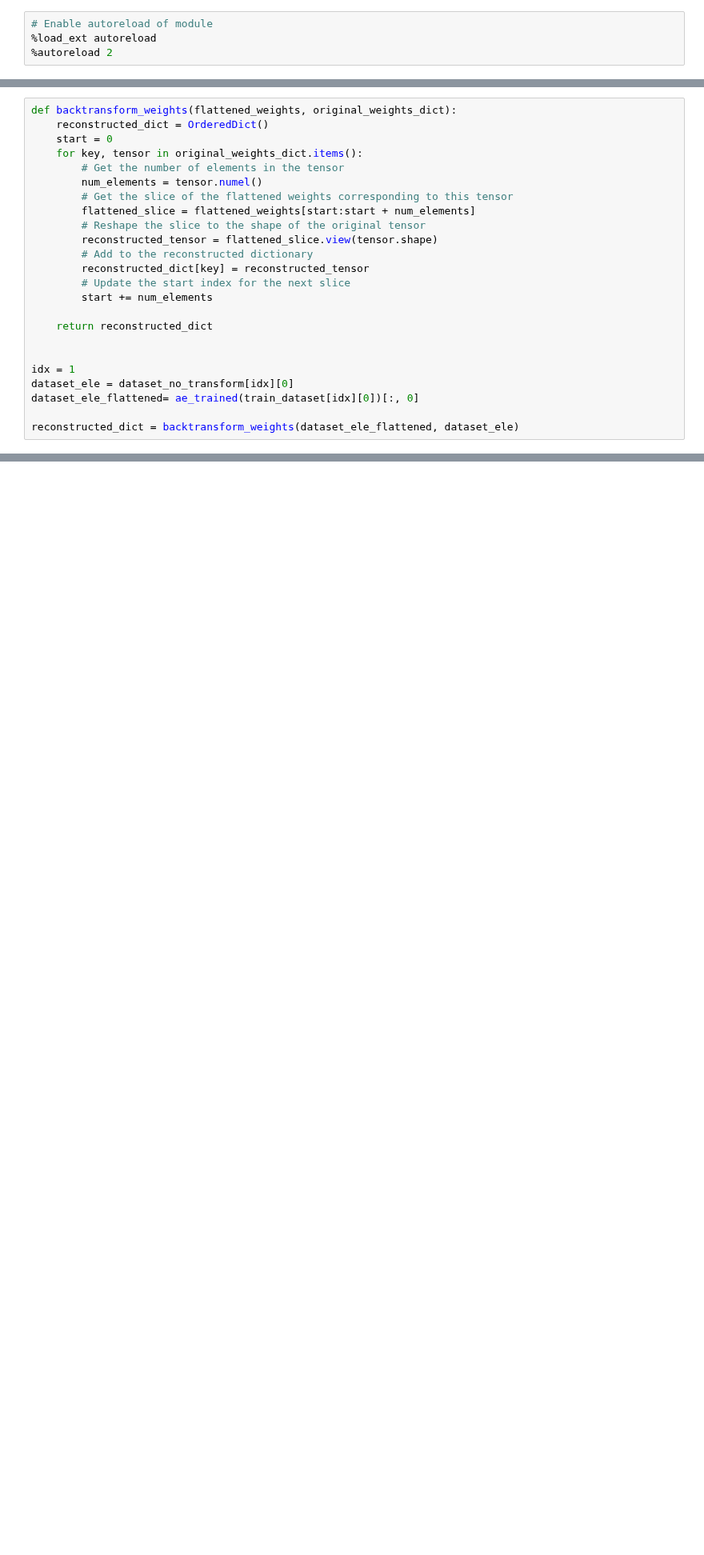
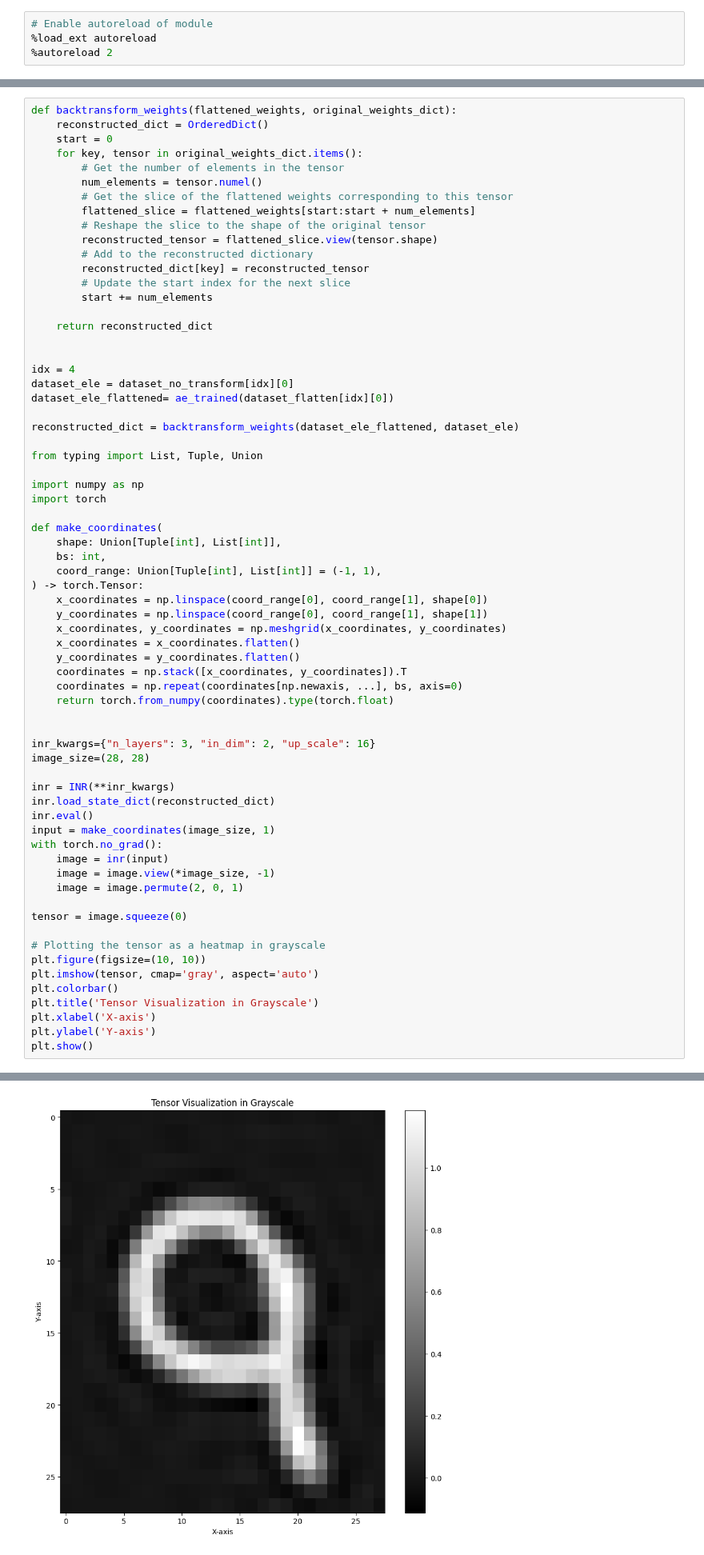
Before and after one commit to nef-gpt/adl4cv, a Jupyter notebook: ae_approach.ipynb, the cells around one changed output, grey strips where cells are left out. Shown at 80% size. Saved outputs shown, nothing was run; the diff lists cells and outputs as text; blank space fills up the shorter version.

```diff
--- a/ae_approach.ipynb
+++ b/ae_approach.ipynb
@@ -194,9 +229,52 @@ def backtransform_weights(flattened_weights, original_weights_dict):
     return reconstructed_dict
 
 
-idx = 1
+idx = 4
 dataset_ele = dataset_no_transform[idx][0]
-dataset_ele_flattened= ae_trained(train_dataset[idx][0])[:, 0]
+dataset_ele_flattened= ae_trained(dataset_flatten[idx][0])
 
 reconstructed_dict = backtransform_weights(dataset_ele_flattened, dataset_ele)
+
+from typing import List, Tuple, Union
+
+import numpy as np
+import torch
+
+def make_coordinates(
+    shape: Union[Tuple[int], List[int]],
+    bs: int,
+    coord_range: Union[Tuple[int], List[int]] = (-1, 1),
+) -> torch.Tensor:
+    x_coordinates = np.linspace(coord_range[0], coord_range[1], shape[0])
+    y_coordinates = np.linspace(coord_range[0], coord_range[1], shape[1])
+    x_coordinates, y_coordinates = np.meshgrid(x_coordinates, y_coordinates)
+    x_coordinates = x_coordinates.flatten()
+    y_coordinates = y_coordinates.flatten()
+    coordinates = np.stack([x_coordinates, y_coordinates]).T
+    coordinates = np.repeat(coordinates[np.newaxis, ...], bs, axis=0)
+    return torch.from_numpy(coordinates).type(torch.float)
+
+
+inr_kwargs={"n_layers": 3, "in_dim": 2, "up_scale": 16}
+image_size=(28, 28)
+
+inr = INR(**inr_kwargs)
+inr.load_state_dict(reconstructed_dict)
+inr.eval()
+input = make_coordinates(image_size, 1)
+with torch.no_grad():
+    image = inr(input)
+    image = image.view(*image_size, -1)
+    image = image.permute(2, 0, 1)
+
+tensor = image.squeeze(0)
+
+# Plotting the tensor as a heatmap in grayscale
+plt.figure(figsize=(10, 10))
+plt.imshow(tensor, cmap='gray', aspect='auto')
+plt.colorbar()
+plt.title('Tensor Visualization in Grayscale')
+plt.xlabel('X-axis')
+plt.ylabel('Y-axis')
+plt.show()
 # %% [output]
@@ -203,0 +281 @@ RuntimeError: shape '[32, 2]' is invalid for input of size 320
+[figure, added]
```
Also changed, not shown: parts of 22 cells of this notebook, 15 other files.
